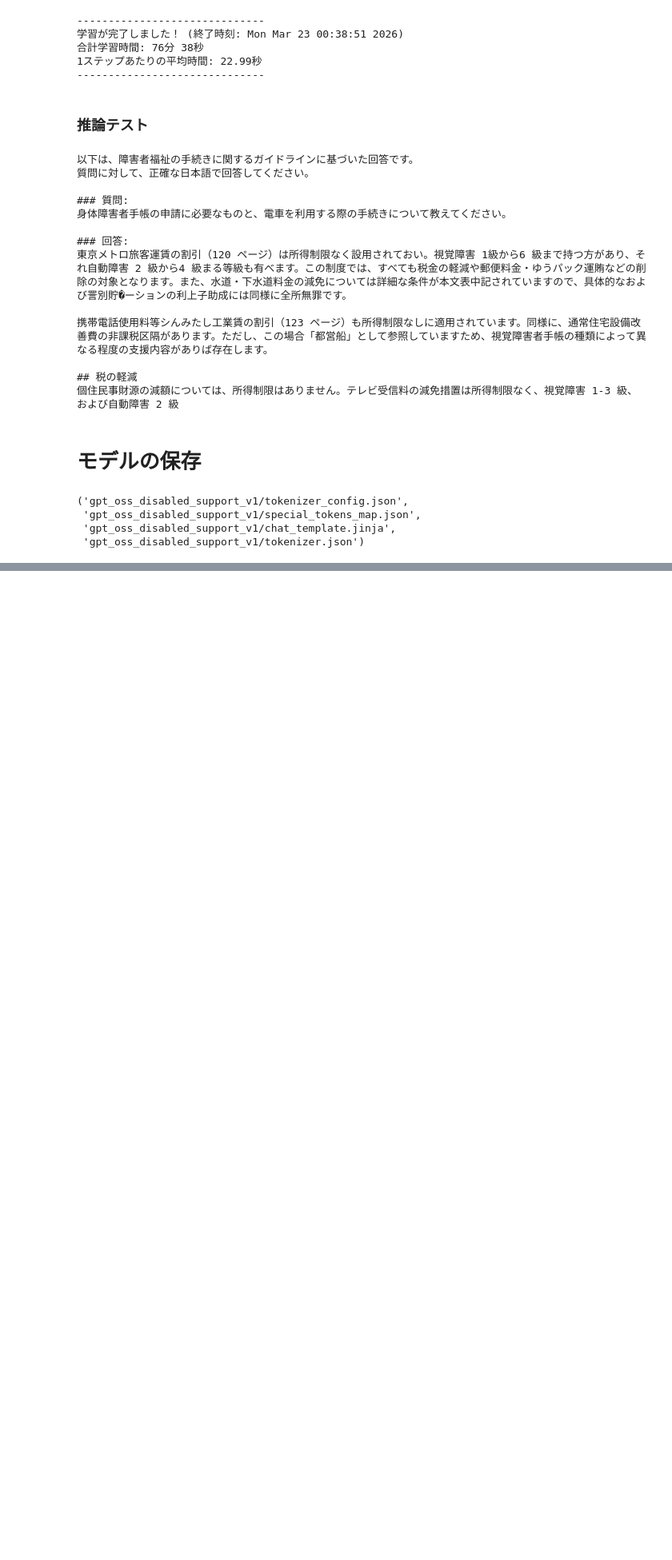
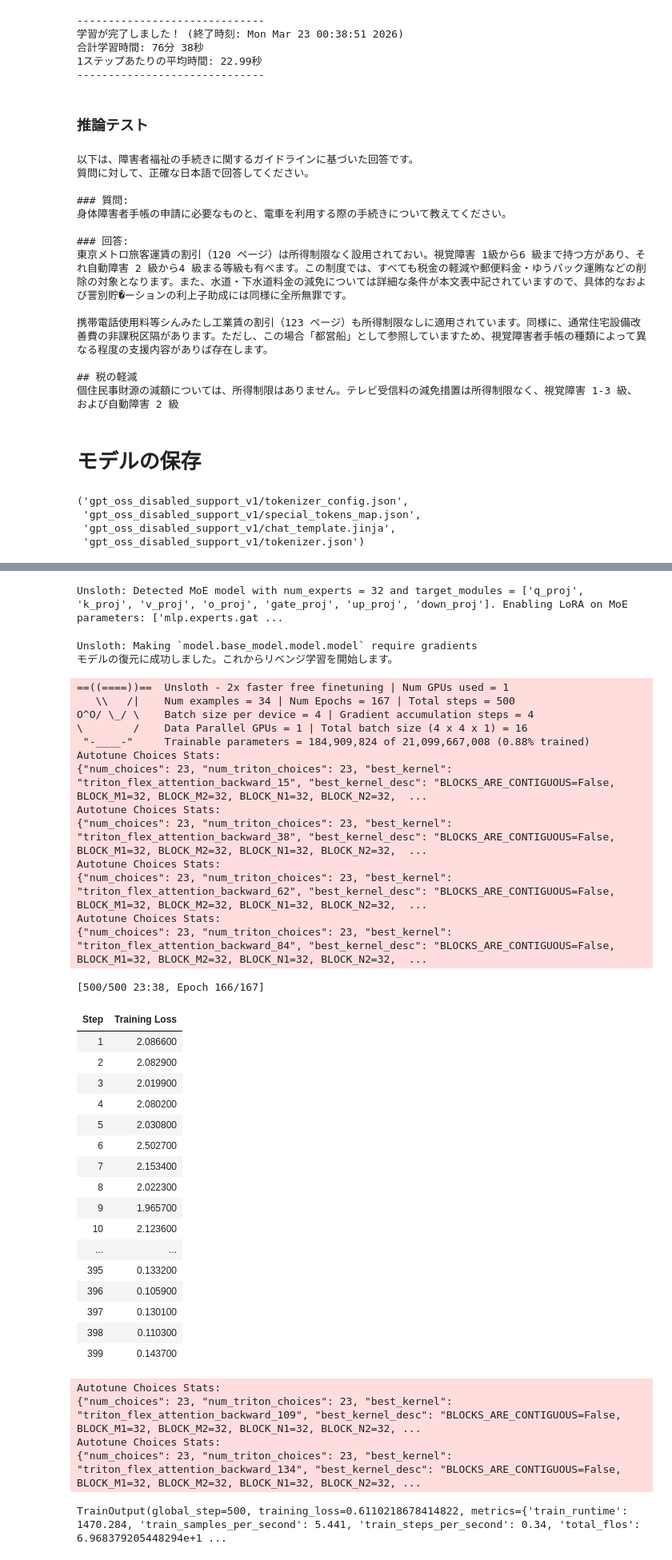
Before and after one commit to hiroooo000/my-llm-labo, a Jupyter notebook: 01_training/02_SFT/sft_gptoss.ipynb, the cells around one changed output, grey strips where cells are left out. Shown at 80% size. Cells and saved outputs as stored; diff of their text form; code cells hidden in the pictures; blank space fills up the shorter version.

```diff
--- a/01_training/02_SFT/sft_gptoss.ipynb
+++ b/01_training/02_SFT/sft_gptoss.ipynb
@@ -211,0 +496,41 @@ tokenizer.save_pretrained("gpt_oss_disabled_support_v1")
+# %%
+# 1. まずベースモデル（本体）をロードする
+model, tokenizer = FastLanguageModel.from_pretrained(
+    model_name = "unsloth/gpt-oss-20b-bnb-4bit", # 元のベースモデル名
+    max_seq_length = 2048,
+    load_in_4bit = True,
+)
+
+# 2. 保存しておいた LoRAアダプタ（差分）をロードして合体させる
+model = FastLanguageModel.get_peft_model(
+    model,
+    model_name = "gpt_oss_disabled_support_v1", # 保存したフォルダ名
+)
+
+print("モデルの復元に成功しました。これからリベンジ学習を開始します。")
+
+# 2. SFTの設定（日本語を壊さない安全な設定）
+from trl import SFTTrainer
+from transformers import TrainingArguments
+
+trainer = SFTTrainer(
+    model = model,
+    tokenizer = tokenizer,
+    train_dataset = dataset, # 先ほどの30件データ
+    dataset_text_field = "text",
+    max_seq_length = 2048,
+    args = TrainingArguments(
+        per_device_train_batch_size = 4, # DGXならもっと上げてもOK
+        gradient_accumulation_steps = 4,
+        warmup_steps = 20,
+        max_steps = 500,           # じっくり500ステップ
+        learning_rate = 2e-5,      # ★ここが重要！絶対に日本語を壊さない低学習率
+        bf16 = True,
+        logging_steps = 1,
+        optim = "adamw_8bit",
+        lr_scheduler_type = "cosine",
+        output_dir = "outputs_final_rescue",
+    ),
+)
+trainer.train()
+# %% [output]
@@ -211,0 +543,39 @@ tokenizer.save_pretrained("gpt_oss_disabled_support_v1")
+Unsloth: Detected MoE model with num_experts = 32 and target_modules = ['q_proj', 'k_proj', 'v_proj', 'o_proj', 'gate_proj', 'up_proj', 'down_proj']. Enabling LoRA on MoE parameters: ['mlp.experts.gat ...
+Unsloth: Making `model.base_model.model.model` require gradients
+モデルの復元に成功しました。これからリベンジ学習を開始します。
+==((====))==  Unsloth - 2x faster free finetuning | Num GPUs used = 1
+   \\   /|    Num examples = 34 | Num Epochs = 167 | Total steps = 500
+O^O/ \_/ \    Batch size per device = 4 | Gradient accumulation steps = 4
+\        /    Data Parallel GPUs = 1 | Total batch size (4 x 4 x 1) = 16
+ "-____-"     Trainable parameters = 184,909,824 of 21,099,667,008 (0.88% trained)
+Autotune Choices Stats:
+{"num_choices": 23, "num_triton_choices": 23, "best_kernel": "triton_flex_attention_backward_15", "best_kernel_desc": "BLOCKS_ARE_CONTIGUOUS=False, BLOCK_M1=32, BLOCK_M2=32, BLOCK_N1=32, BLOCK_N2=32,  ...
+Autotune Choices Stats:
+{"num_choices": 23, "num_triton_choices": 23, "best_kernel": "triton_flex_attention_backward_38", "best_kernel_desc": "BLOCKS_ARE_CONTIGUOUS=False, BLOCK_M1=32, BLOCK_M2=32, BLOCK_N1=32, BLOCK_N2=32,  ...
+Autotune Choices Stats:
+{"num_choices": 23, "num_triton_choices": 23, "best_kernel": "triton_flex_attention_backward_62", "best_kernel_desc": "BLOCKS_ARE_CONTIGUOUS=False, BLOCK_M1=32, BLOCK_M2=32, BLOCK_N1=32, BLOCK_N2=32,  ...
+Autotune Choices Stats:
+{"num_choices": 23, "num_triton_choices": 23, "best_kernel": "triton_flex_attention_backward_84", "best_kernel_desc": "BLOCKS_ARE_CONTIGUOUS=False, BLOCK_M1=32, BLOCK_M2=32, BLOCK_N1=32, BLOCK_N2=32,  ...
+[500/500 23:38, Epoch 166/167]
+| Step | Training Loss |
+| 1 | 2.086600 |
+| 2 | 2.082900 |
+| 3 | 2.019900 |
+| 4 | 2.080200 |
+| 5 | 2.030800 |
+| 6 | 2.502700 |
+| 7 | 2.153400 |
+| 8 | 2.022300 |
+| 9 | 1.965700 |
+| 10 | 2.123600 |
+| ... | ... |
+| 395 | 0.133200 |
+| 396 | 0.105900 |
+| 397 | 0.130100 |
+| 398 | 0.110300 |
+| 399 | 0.143700 |
+Autotune Choices Stats:
+{"num_choices": 23, "num_triton_choices": 23, "best_kernel": "triton_flex_attention_backward_109", "best_kernel_desc": "BLOCKS_ARE_CONTIGUOUS=False, BLOCK_M1=32, BLOCK_M2=32, BLOCK_N1=32, BLOCK_N2=32, ...
+Autotune Choices Stats:
+{"num_choices": 23, "num_triton_choices": 23, "best_kernel": "triton_flex_attention_backward_134", "best_kernel_desc": "BLOCKS_ARE_CONTIGUOUS=False, BLOCK_M1=32, BLOCK_M2=32, BLOCK_N1=32, BLOCK_N2=32, ...
+TrainOutput(global_step=500, training_loss=0.6110218678414822, metrics={'train_runtime': 1470.284, 'train_samples_per_second': 5.441, 'train_steps_per_second': 0.34, 'total_flos': 6.968379205448294e+1 ...
```
Also changed, not shown: parts of 11 cells of this notebook.
